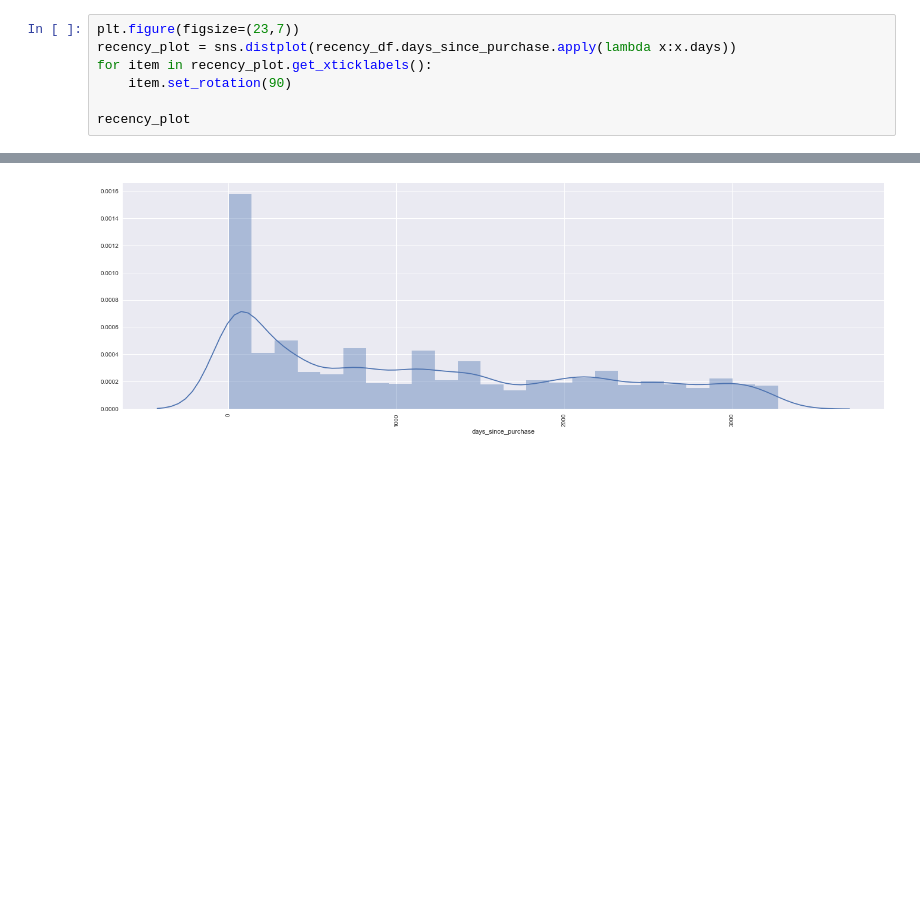
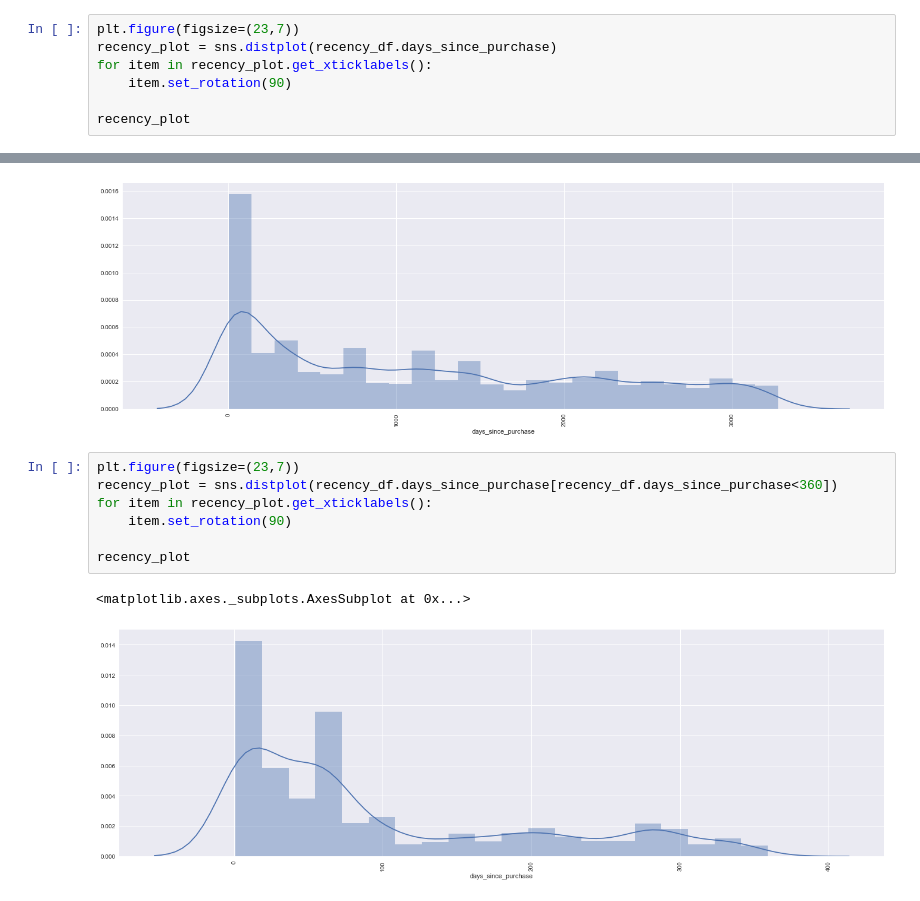
Before and after one commit to jonhilgart22/Galvanize-Data-Leadership, a Jupyter notebook: week5-MCM-CLV/Team-8-Markov-Chains_v2.ipynb, the cells around one changed output, grey strips where cells are left out. Cells and saved outputs as stored; diff of their text form; blank space fills up the shorter version.

```diff
--- a/week5-MCM-CLV/Team-8-Markov-Chains_v2.ipynb
+++ b/week5-MCM-CLV/Team-8-Markov-Chains_v2.ipynb
@@ -374,6 +380,6 @@ recency_df.head()
 # %%
 plt.figure(figsize=(23,7))
-recency_plot = sns.distplot(recency_df.days_since_purchase.apply(lambda x:x.days))
+recency_plot = sns.distplot(recency_df.days_since_purchase)
 for item in recency_plot.get_xticklabels():
     item.set_rotation(90)
 
@@ -381,3 +387,13 @@ recency_plot
 # %% [output]
 <matplotlib.axes._subplots.AxesSubplot at 0x...>
 [figure]
+# %%
+plt.figure(figsize=(23,7))
+recency_plot = sns.distplot(recency_df.days_since_purchase[recency_df.days_since_purchase<360])
+for item in recency_plot.get_xticklabels():
+    item.set_rotation(90)
+
+recency_plot
+# %% [output]
+<matplotlib.axes._subplots.AxesSubplot at 0x...>
+[figure, added]
```
Also changed, not shown: parts of 15 cells of this notebook.
